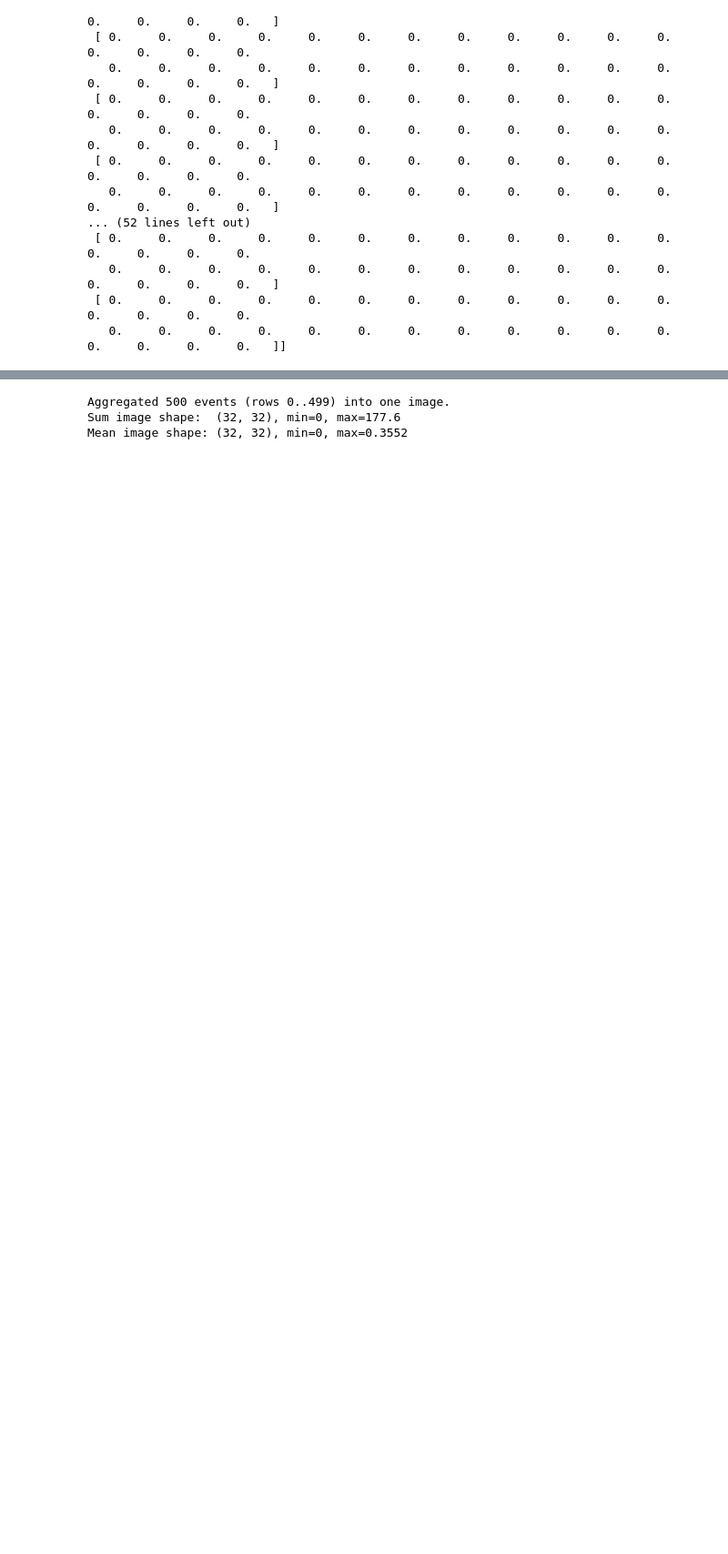
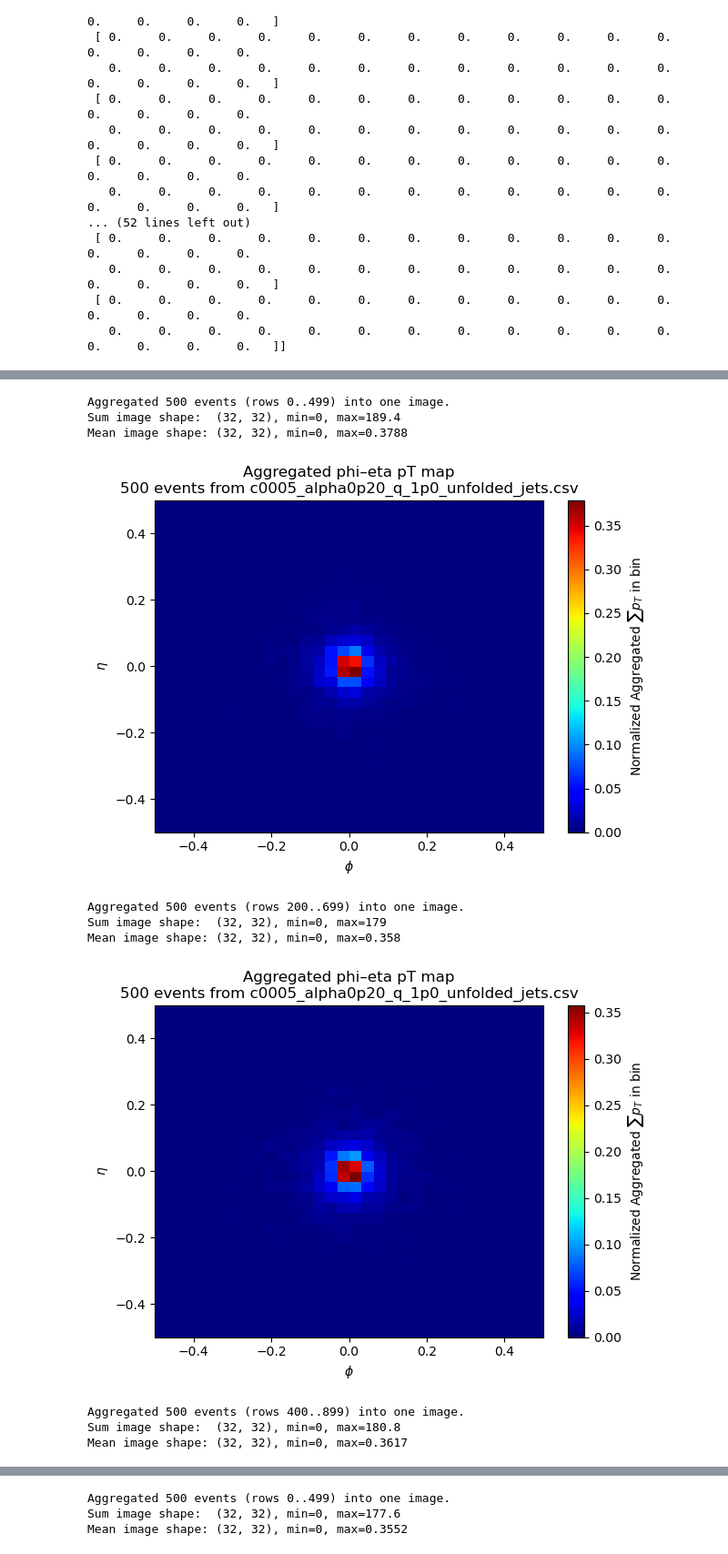
Before and after one commit to hmehryar/ml-jet-ext, a Jupyter notebook: dataset_builder/plot_event.ipynb, the cells around one changed output, grey strips where cells are left out. Shown at 91% size. Saved outputs shown, nothing was run; the diff lists cells and outputs as text; code cells hidden in the pictures; blank space fills up the shorter version.

Commit message:
Implement metadata global eta/phi/pT stats (closes #8) @hmehryar

```diff
--- a/dataset_builder/plot_event.ipynb
+++ b/dataset_builder/plot_event.ipynb
@@ -499,8 +499,8 @@ def aggregate_and_plot_events(
 # RS_GROUP_SERVER_02_PATH = "/home/arsalan/wsu_grid_rs_grp_mljet/"
 RS_GROUP_SERVER_03_PATH = "/mnt/Research/arsalan/wsu_grid_rs_grp_mljet/ml-jet-ext/"
 RS_GROUP_SERVER= RS_GROUP_SERVER_03_PATH or RS_GROUP_SERVER_02_PATH
-csv_file = RS_GROUP_SERVER + "pTHat50-250_eCM5020_agg/metadata/c0005_alpha0p20_q_1p0_unfolded_events.csv"
-dataset_root = RS_GROUP_SERVER + "pTHat50-250_eCM5020_agg"
+csv_file = RS_GROUP_SERVER + "pTHat50-250_eCM5020_pTHat50-250_eCM5020_pT90-110_R0p4/metadata/c0005_alpha0p20_q_1p0_unfolded_jets.csv"
+dataset_root = RS_GROUP_SERVER + "pTHat50-250_eCM5020_pTHat50-250_eCM5020_pT90-110_R0p4"
 print(csv_file)
 print(dataset_root)
 # %% [output]
@@ -508,0 +509,21 @@ print(dataset_root)
+# %%
+
+for start_idx in range(0, 1000, 200):
+        agg_image = aggregate_and_plot_events(
+            csv_file=csv_file,
+            dataset_root=dataset_root,
+            start_index=start_idx,
+            num_events=500,
+        )
+# %% [output]
+Aggregated 500 events (rows 0..499) into one image.
+Sum image shape:  (32, 32), min=0, max=189.4
+Mean image shape: (32, 32), min=0, max=0.3788
+[figure, added]
+Aggregated 500 events (rows 200..699) into one image.
+Sum image shape:  (32, 32), min=0, max=179
+Mean image shape: (32, 32), min=0, max=0.358
+[figure, added]
+Aggregated 500 events (rows 400..899) into one image.
+Sum image shape:  (32, 32), min=0, max=180.8
+Mean image shape: (32, 32), min=0, max=0.3617
```
Also changed, not shown: parts of 6 cells of this notebook, 1 other file.
